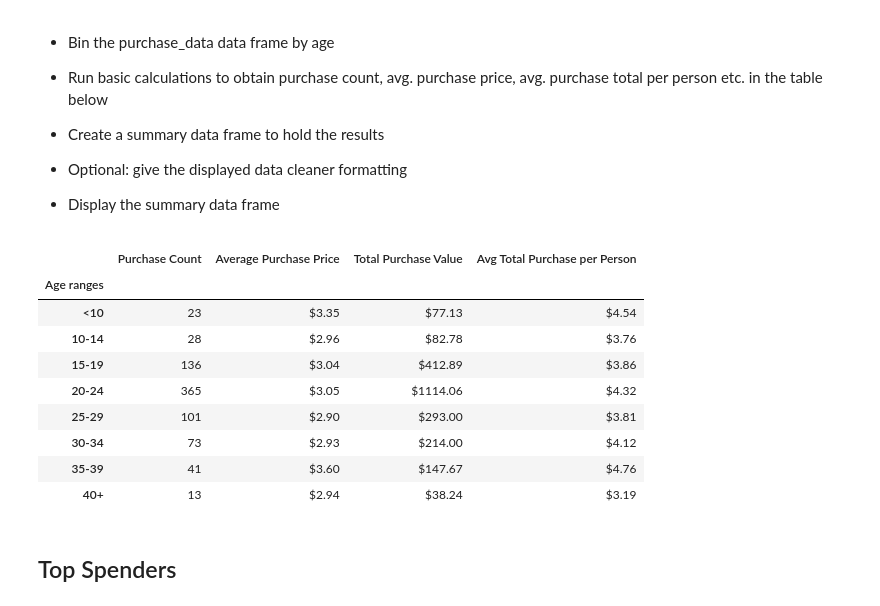
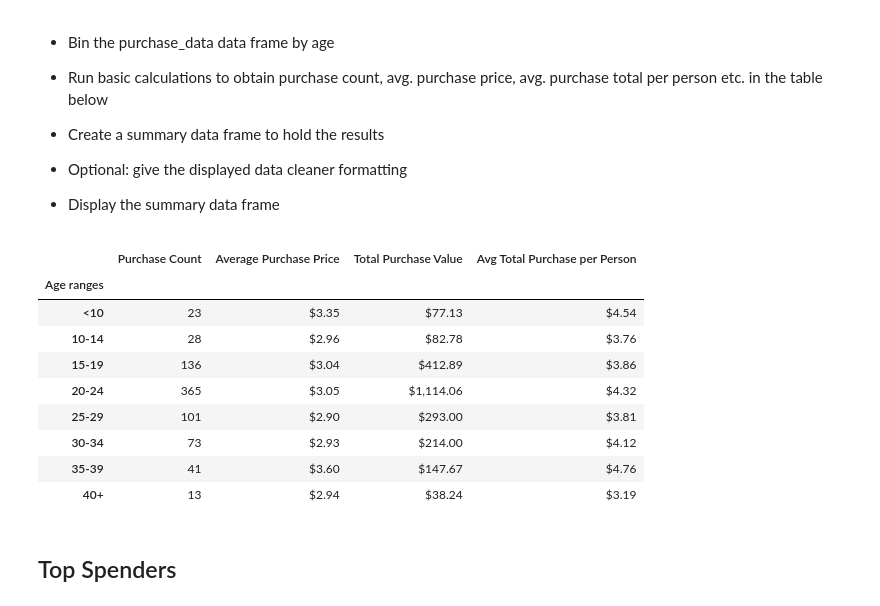
Before and after one commit to gracexingluv/pandas-challenge, a Jupyter notebook: HeroesOfPymoli/HeroesOfPymoli_starter.ipynb, the cells around one changed output. Cells and saved outputs as stored; diff of their text form; code cells hidden in the pictures.

```diff
--- a/HeroesOfPymoli/HeroesOfPymoli_starter.ipynb
+++ b/HeroesOfPymoli/HeroesOfPymoli_starter.ipynb
@@ -190,28 +186,24 @@ age_demo_df
 # %%
 pa_age_df = purchase_df.groupby("Age ranges").agg({"Purchase ID":"count",
                                                   "Price":["mean", "sum"],
                                                   })
 pa_age_df.columns = ["Purchase Count",
                      "Average Purchase Price",
                      "Total Purchase Value"
                     ]
 pa_age_df["Avg Total Purchase per Person"] = pa_age_df["Total Purchase Value"]/age_demo_df["Total count"]
-# pa_age_df[["Average Purchase Price","Total Purchase Value","Avg Total Purchase per Person"]] = pa_age_df[["Average Purchase Price",
-#                                                                                                           "Total Purchase Value",
-#                                                                                                           "Avg Total Purchase per Person"
-#                                                                                                         ]].applymap('${:.2f}'.format)
-pa_age_df["Purchase Count"] = pa_age_df["Purchase Count"].map('{:.0f}'.format)
-pa_age_df[ "Average Purchase Price"] = pa_age_df[ "Average Purchase Price"].map('${:.2f}'.format)
-pa_age_df[ "Total Purchase Value"] = pa_age_df[ "Total Purchase Value"].map('${:.2f}'.format)
-pa_age_df["Avg Total Purchase per Person"] = pa_age_df[ "Avg Total Purchase per Person"].map('${:.2f}'.format)
+pa_age_df[["Average Purchase Price","Total Purchase Value","Avg Total Purchase per Person"]] = pa_age_df[["Average Purchase Price",
+                                                                                                          "Total Purchase Value",
+                                                                                                          "Avg Total Purchase per Person"
+                                                                                                        ]].applymap('${:,.2f}'.format)
 pa_age_df
 # %% [output]
 |  | Purchase Count | Average Purchase Price | Total Purchase Value | Avg Total Purchase per Person |
 | Age ranges |  |  |  |  |
 | <10 | 23 | $3.35 | $77.13 | $4.54 |
 | 10-14 | 28 | $2.96 | $82.78 | $3.76 |
 | 15-19 | 136 | $3.04 | $412.89 | $3.86 |
-| 20-24 | 365 | $3.05 | $1114.06 | $4.32 |
+| 20-24 | 365 | $3.05 | $1,114.06 | $4.32 |
 | 25-29 | 101 | $2.90 | $293.00 | $3.81 |
 | 30-34 | 73 | $2.93 | $214.00 | $4.12 |
 | 35-39 | 41 | $3.60 | $147.67 | $4.76 |
```
Also changed, not shown: parts of 5 cells of this notebook.
